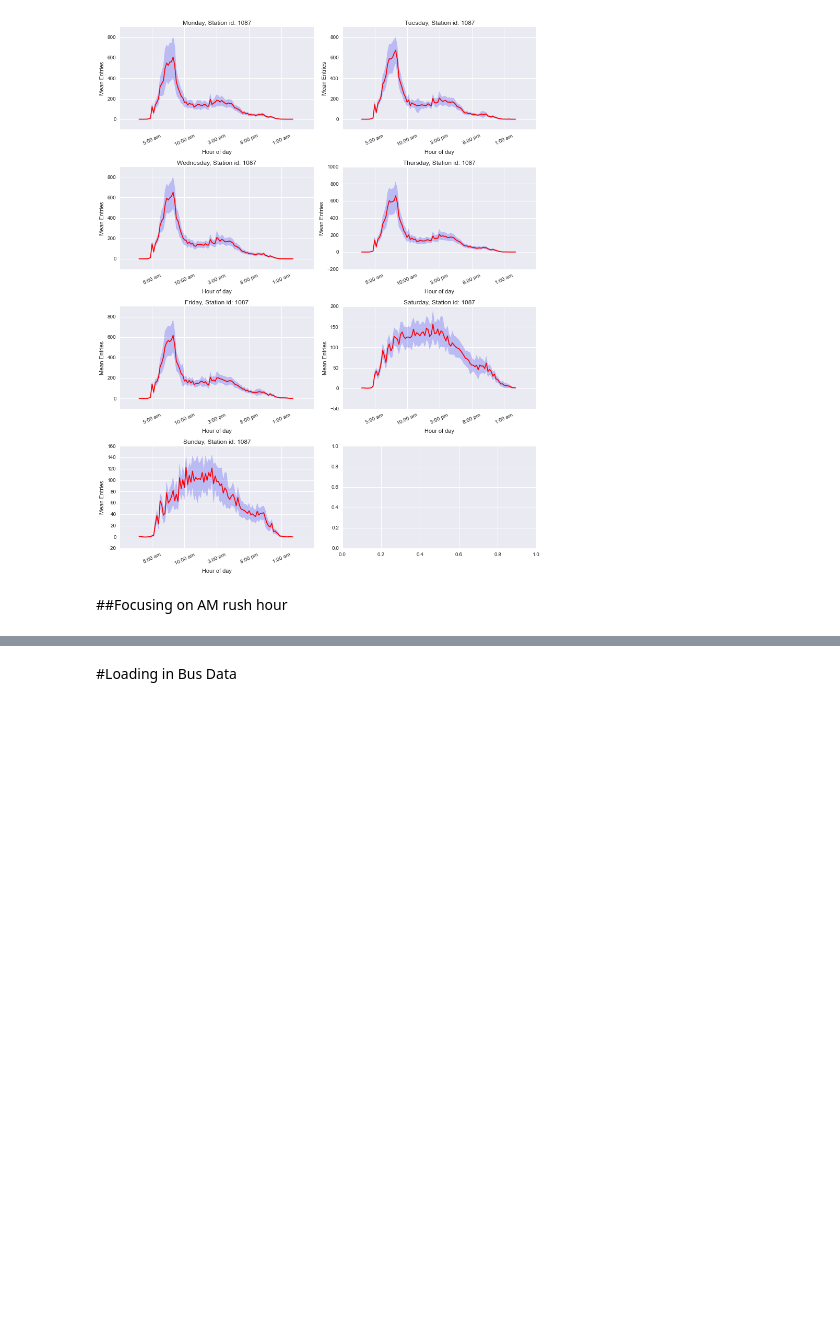
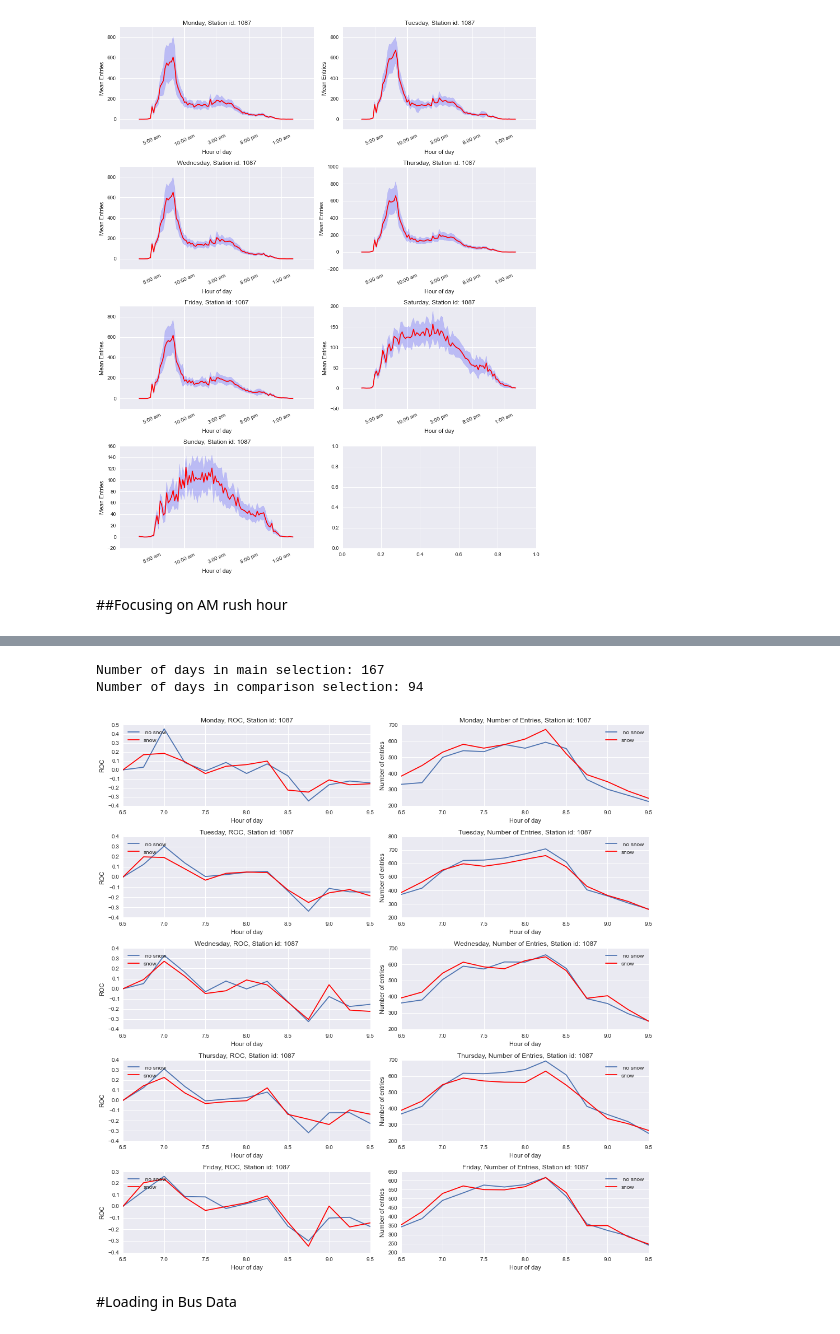
Before and after one commit to azampagl/harvard-capstone, a Jupyter notebook: src/exploration/GateCount_exploratory_fil.ipynb, the cells around one changed output, grey strips where cells are left out. Cells and saved outputs as stored; diff of their text form; code cells hidden in the pictures; blank space fills up the shorter version.

```diff
--- a/src/exploration/GateCount_exploratory_fil.ipynb
+++ b/src/exploration/GateCount_exploratory_fil.ipynb
@@ -590,3 +635,10 @@ c=plot_am_stats(1087,False)
+# %%
+## Forect Hills id=1087
+c=plot_am_stats(1087,"snow",True)
+# %% [output]
+Number of days in main selection: 167
+Number of days in comparison selection: 94
+[figure, added]
 # %% [markdown]
 #Loading in Bus Data
 # %%
```
Also changed, not shown: parts of 5 cells of this notebook.
